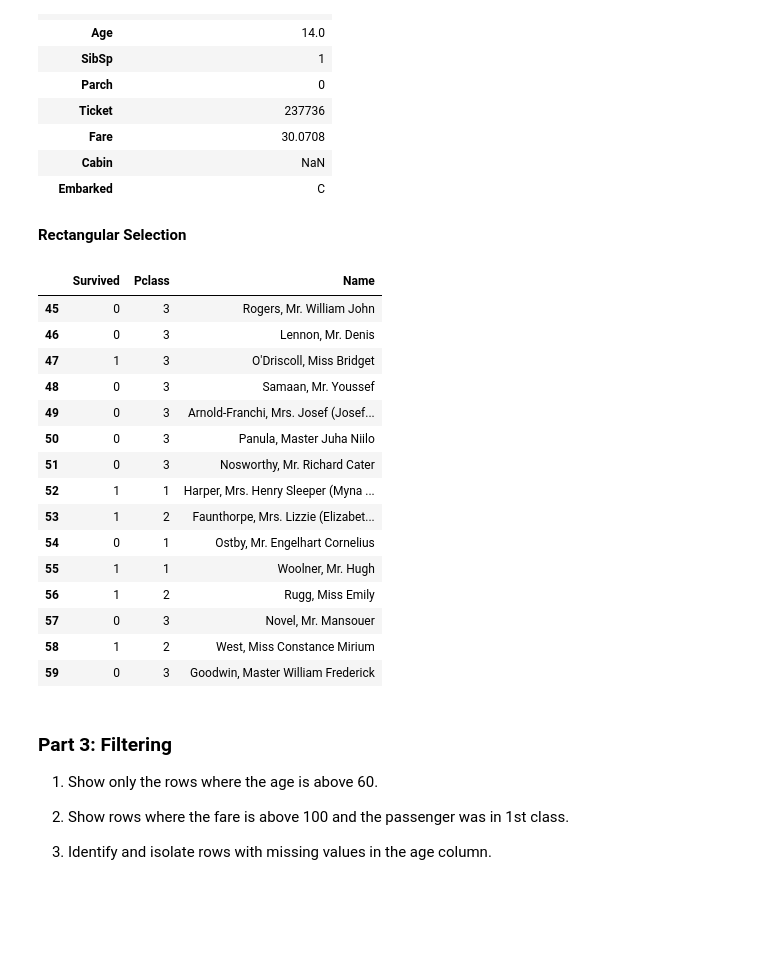
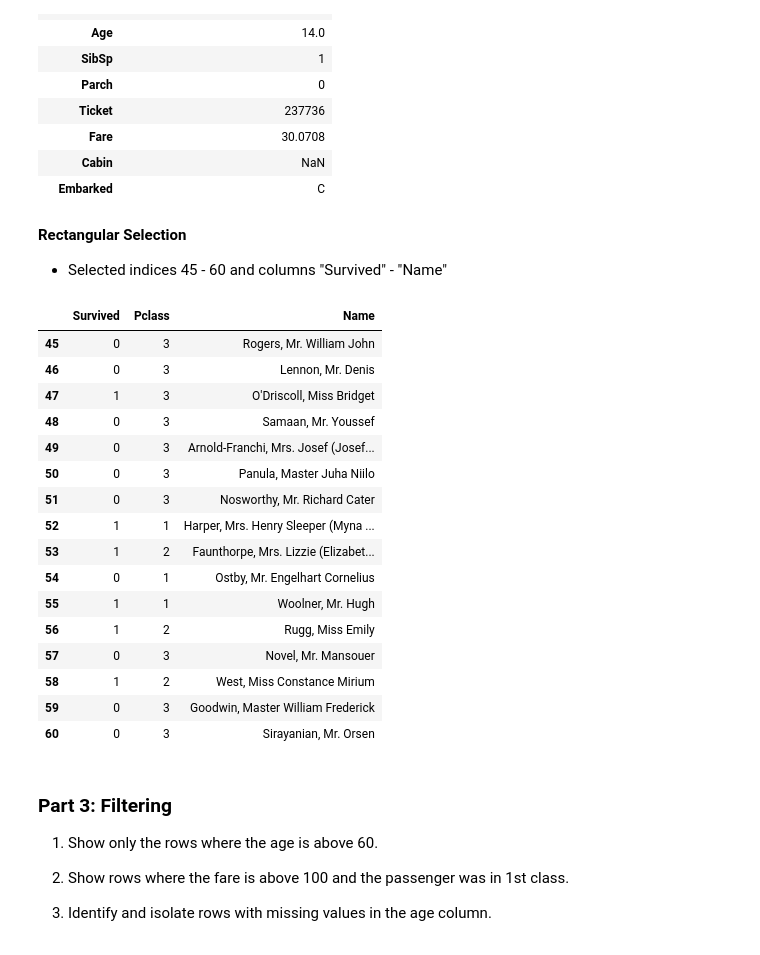
Before and after one commit to ChristianSantos2671/Santos_Christian_LabTask, a Jupyter notebook: LabTask01/LabTask01.ipynb, the cells around one changed output. Cells and saved outputs as stored; diff of their text form; code cells hidden in the pictures; blank space fills up the shorter version.

```diff
--- a/LabTask01/LabTask01.ipynb
+++ b/LabTask01/LabTask01.ipynb
@@ -164,26 +177,28 @@ row
 | Embarked | C |
 # %% [markdown]
 **Rectangular Selection**
+- Selected indices 45 - 60 and columns "Survived" - "Name"
 # %%
-rect_selection = dataFrame.loc[45:59, "Survived":"Name"]
+rect_selection = dataFrame.loc[45:60, "Survived":"Name"]
 rect_selection
 # %% [output]
 |  | Survived | Pclass | Name |
 | 45 | 0 | 3 | Rogers, Mr. William John |
 | 46 | 0 | 3 | Lennon, Mr. Denis |
 | 47 | 1 | 3 | O'Driscoll, Miss Bridget |
 | 48 | 0 | 3 | Samaan, Mr. Youssef |
 | 49 | 0 | 3 | Arnold-Franchi, Mrs. Josef (Josef... |
 | 50 | 0 | 3 | Panula, Master Juha Niilo |
 | 51 | 0 | 3 | Nosworthy, Mr. Richard Cater |
 | 52 | 1 | 1 | Harper, Mrs. Henry Sleeper (Myna ... |
 | 53 | 1 | 2 | Faunthorpe, Mrs. Lizzie (Elizabet... |
 | 54 | 0 | 1 | Ostby, Mr. Engelhart Cornelius |
 | 55 | 1 | 1 | Woolner, Mr. Hugh |
 | 56 | 1 | 2 | Rugg, Miss Emily |
 | 57 | 0 | 3 | Novel, Mr. Mansouer |
 | 58 | 1 | 2 | West, Miss Constance Mirium |
 | 59 | 0 | 3 | Goodwin, Master William Frederick |
+| 60 | 0 | 3 | Sirayanian, Mr. Orsen |
 # %% [markdown]
 ### Part 3: Filtering ###
 
```
Also changed, not shown: parts of 22 cells of this notebook.
